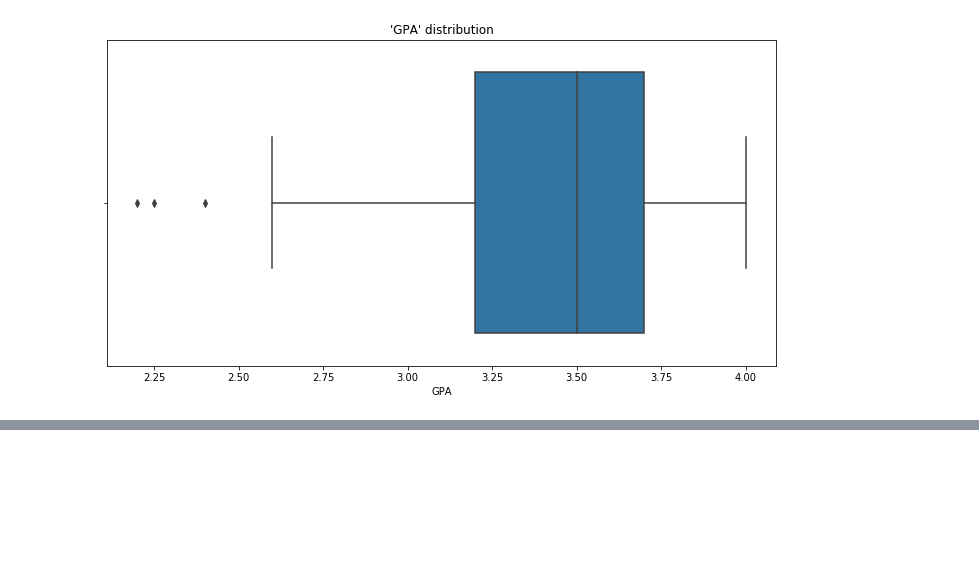
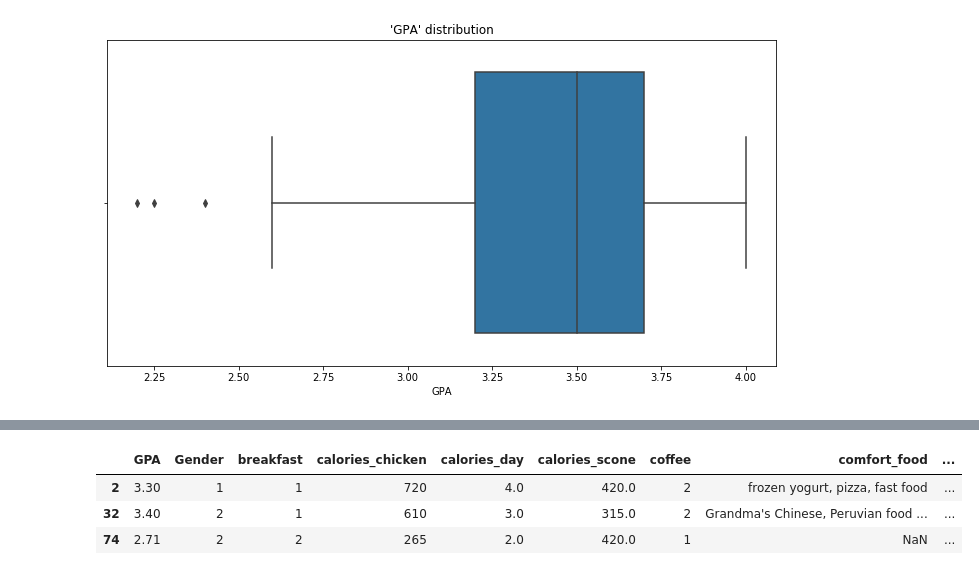
Before and after one commit to rpanasiuk/Machine-learning, a Jupyter notebook: Data_preparation/Food_choice.ipynb, the cells around one changed output, grey strips where cells are left out. Saved outputs shown, nothing was run; the diff lists cells and outputs as text; code cells hidden in the pictures; blank space fills up the shorter version.

```diff
--- a/Data_preparation/Food_choice.ipynb
+++ b/Data_preparation/Food_choice.ipynb
@@ -205,0 +250,8 @@ array(['187', '155', "I'm not answering this. ", 'Not sure, 240', '190',
+# %%
+# Let's check rows with NaN weight values.
+df[df['weight'].isnull()]
+# %% [output]
+|  | GPA | Gender | breakfast | calories_chicken | calories_day | calories_scone | coffee | comfort_food | ... |
+| 2 | 3.30 | 1 | 1 | 720 | 4.0 | 420.0 | 2 | frozen yogurt, pizza, fast food | ... |
+| 32 | 3.40 | 2 | 1 | 610 | 3.0 | 315.0 | 2 | Grandma's Chinese, Peruvian food ... | ... |
+| 74 | 2.71 | 2 | 2 | 265 | 2.0 | 420.0 | 1 | NaN | ... |
```
Also changed, not shown: parts of 15 cells of this notebook.
